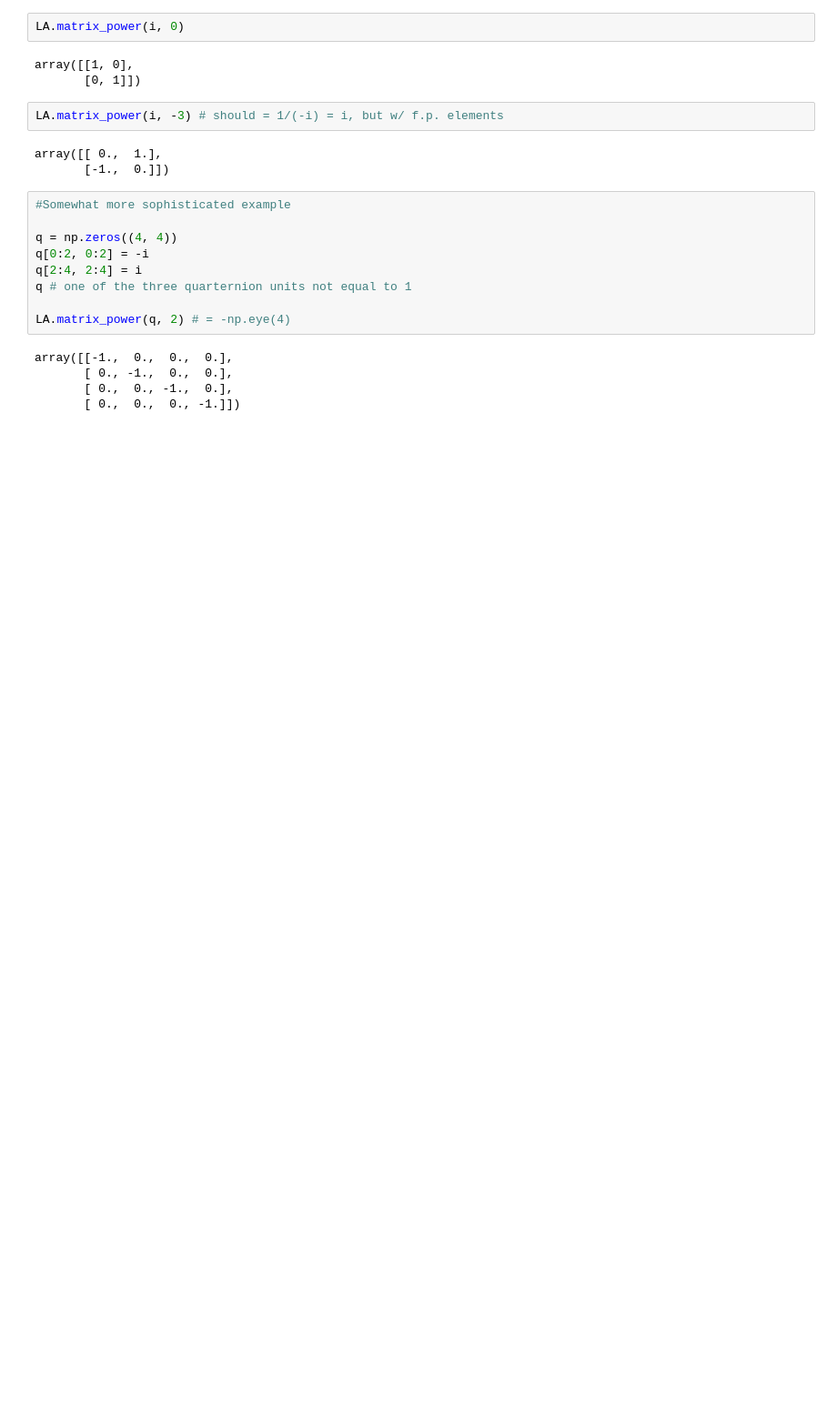
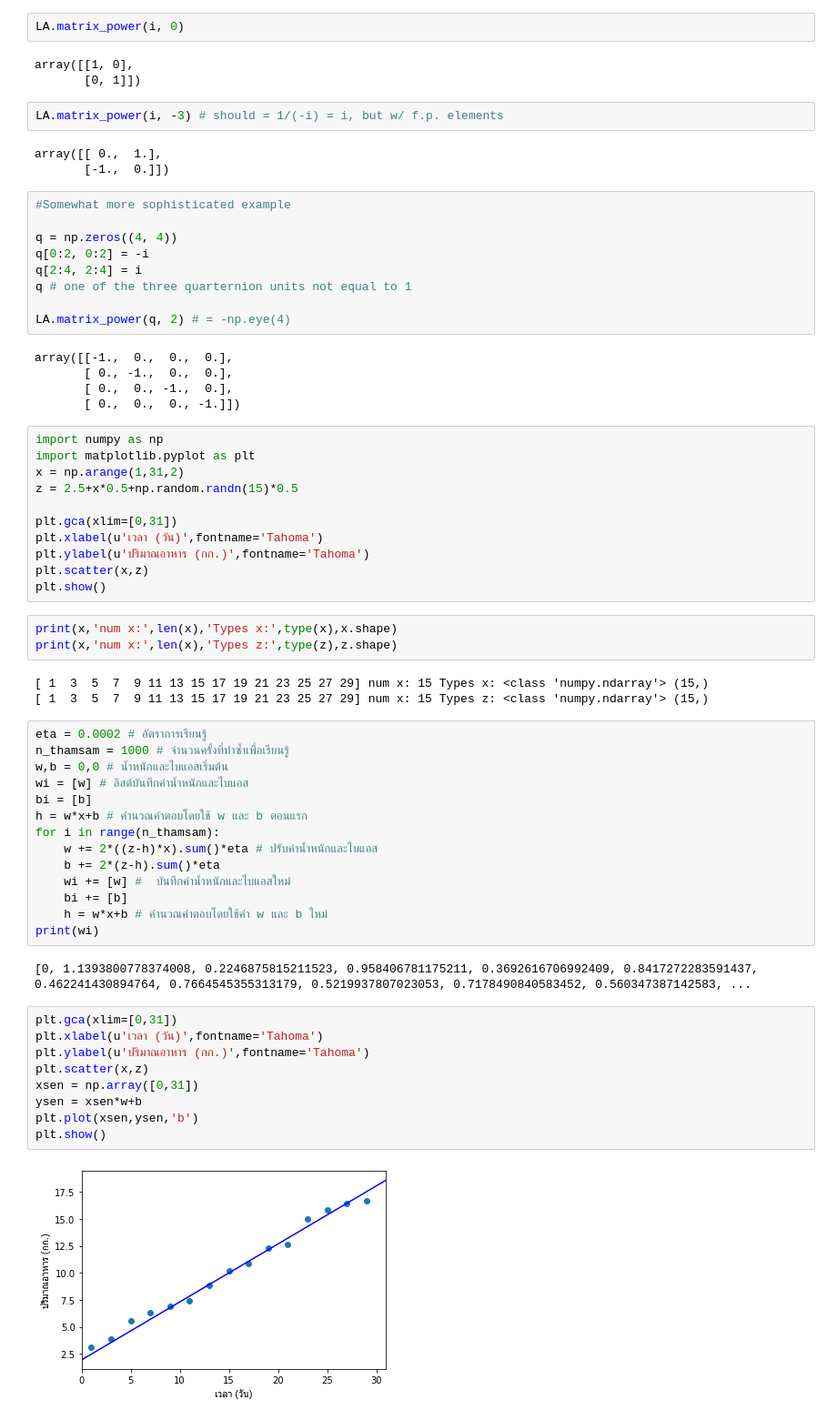
Before and after one commit to chaiwat47/CP3-Chaiwat-Klaewwigkij, a Jupyter notebook: Laboratory/Untitled.ipynb, the cells around one changed output. Shown: that part at 91% size. Drawn from its saved outputs; the diff is of its cells as text; blank space fills up the shorter version.

```diff
--- a/Laboratory/Untitled.ipynb
+++ b/Laboratory/Untitled.ipynb
@@ -111,3 +111,47 @@ array([[-1.,  0.,  0.,  0.],
        [ 0., -1.,  0.,  0.],
        [ 0.,  0., -1.,  0.],
        [ 0.,  0.,  0., -1.]])
+# %%
+import numpy as np
+import matplotlib.pyplot as plt
+x = np.arange(1,31,2)
+z = 2.5+x*0.5+np.random.randn(15)*0.5
+
+plt.gca(xlim=[0,31])
+plt.xlabel(u'เวลา (วัน)',fontname='Tahoma')
+plt.ylabel(u'ปริมาณอาหาร (กก.)',fontname='Tahoma')
+plt.scatter(x,z)
+plt.show()
+# %%
+print(x,'num x:',len(x),'Types x:',type(x),x.shape)
+print(x,'num x:',len(x),'Types z:',type(z),z.shape)
+# %% [output]
+[ 1  3  5  7  9 11 13 15 17 19 21 23 25 27 29] num x: 15 Types x: <class 'numpy.ndarray'> (15,)
+[ 1  3  5  7  9 11 13 15 17 19 21 23 25 27 29] num x: 15 Types z: <class 'numpy.ndarray'> (15,)
+# %%
+eta = 0.0002 # อัตราการเรียนรู้
+n_thamsam = 1000 # จำนวนครั้งที่ทำซ้ำเพื่อเรียนรู้
+w,b = 0,0 # น้ำหนักและไบแอสเริ่มต้น
+wi = [w] # ลิสต์บันทึกค่าน้ำหนักและไบแอส
+bi = [b]
+h = w*x+b # คำนวณคำตอบโดยใช้ w และ b ตอนแรก
+for i in range(n_thamsam):
+    w += 2*((z-h)*x).sum()*eta # ปรับค่าน้ำหนักและไบแอส
+    b += 2*(z-h).sum()*eta
+    wi += [w] #  บันทึกค่าน้ำหนักและไบแอสใหม่
+    bi += [b]
+    h = w*x+b # คำนวณคำตอบโดยใช้ค่า w และ b ใหม่
+print(wi)
+# %% [output]
+[0, 1.1393800778374008, 0.2246875815211523, 0.958406781175211, 0.3692616706992409, 0.8417272283591437, 0.462241430894764, 0.7664545355313179, 0.5219937807023053, 0.7178490840583452, 0.560347387142583, ...
+# %%
+plt.gca(xlim=[0,31])
+plt.xlabel(u'เวลา (วัน)',fontname='Tahoma')
+plt.ylabel(u'ปริมาณอาหาร (กก.)',fontname='Tahoma')
+plt.scatter(x,z)
+xsen = np.array([0,31])
+ysen = xsen*w+b
+plt.plot(xsen,ysen,'b')
+plt.show()
+# %% [output]
+[figure, added]
```
Also changed, not shown: parts of 4 cells of this notebook, 32 other files.
